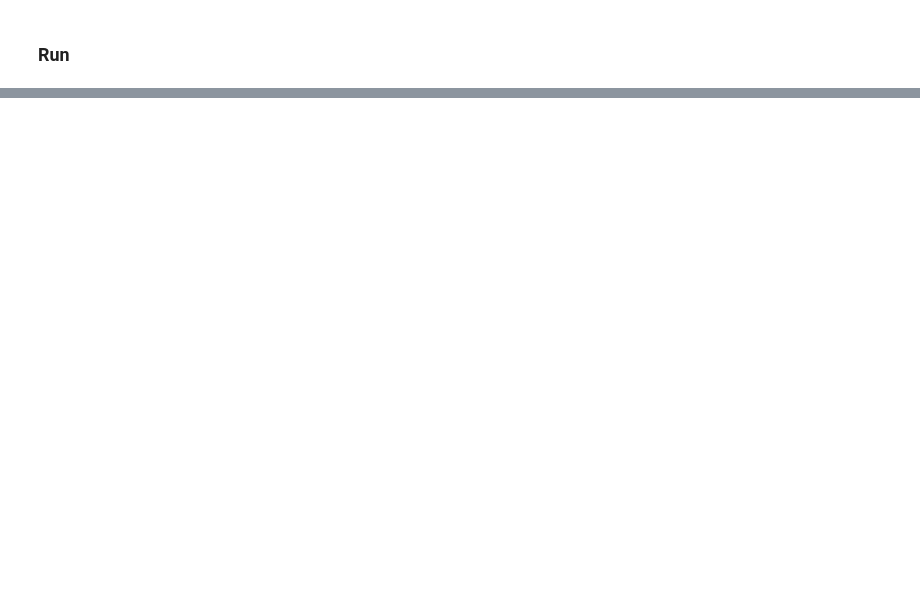
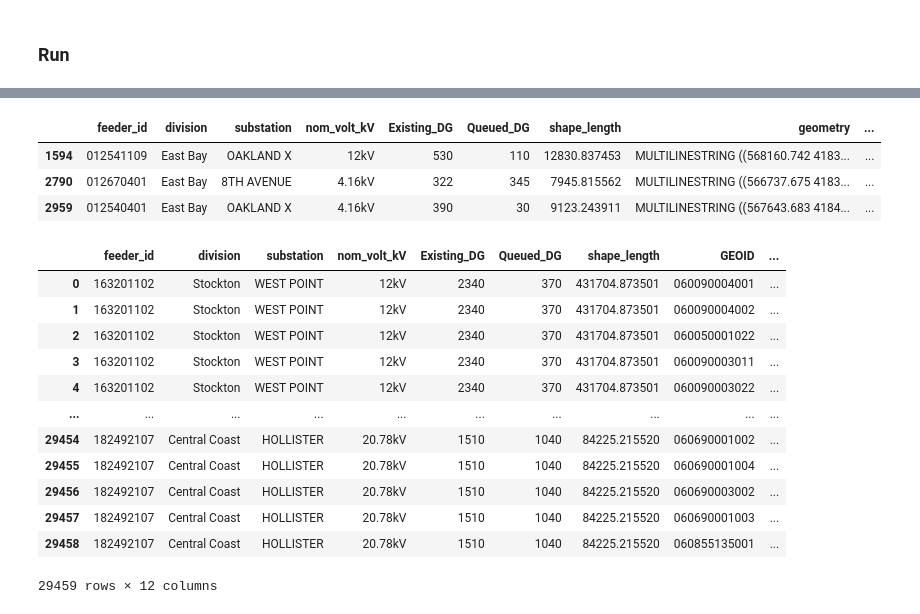
Before and after one commit to lazlop/OptimalChargerPlacement, a Jupyter notebook: notebooks/GridStressAnalysis.ipynb, the cells around one changed output, grey strips where cells are left out. Saved outputs shown, nothing was run; the diff lists cells and outputs as text; code cells hidden in the pictures; blank space fills up the shorter version.

```diff
--- a/notebooks/GridStressAnalysis.ipynb
+++ b/notebooks/GridStressAnalysis.ipynb
@@ -856,0 +955,40 @@ np.float64(9157.231643037496)
+# %%
+#find lengths of intersections for census blocks
+from shapely.geometry import MultiLineString, LineString
+
+# reproject to meters (UTM zone 10N for Oakland area)
+block_row_proj = block_row.to_crs(epsg=32610)
+intersecting_feeders_proj = intersecting_feeders.to_crs(epsg=32610)
+
+intersecting_feeders_proj
+
+block_geom = block_row_proj.loc[block_row_proj['GEOID'] == block_id, 'geometry'].values[0]
+
+lengths_inside_block = []
+
+
+for i, feeder in intersecting_feeders_proj.iterrows():
+    feeder_geom = feeder.geometry
+    clipped_geom = feeder_geom.intersection(block_geom)
+
+    if clipped_geom.is_empty:
+        length = 0
+        print("is empty")
+    elif isinstance(clipped_geom, LineString):
+        length = clipped_geom.length
+    elif isinstance(clipped_geom, MultiLineString):
+        # Use .geoms to iterate over LineStrings
+        length = sum(line.length for line in clipped_geom.geoms)
+    else:
+        length = 0  # fallback for unexpected geometry types
+        print("unexpected")
+
+    lengths_inside_block.append(length)
+
+intersecting_feeders_proj['length_in_block_m'] = lengths_inside_block
+intersecting_feeders_proj
+# %% [output]
+|  | feeder_id | division | substation | nom_volt_kV | Existing_DG | Queued_DG | shape_length | geometry | ... |
+| 1594 | 012541109 | East Bay | OAKLAND X | 12kV | 530 | 110 | 12830.837453 | MULTILINESTRING ((568160.742 4183... | ... |
+| 2790 | 012670401 | East Bay | 8TH AVENUE | 4.16kV | 322 | 345 | 7945.815562 | MULTILINESTRING ((566737.675 4183... | ... |
+| 2959 | 012540401 | East Bay | OAKLAND X | 4.16kV | 390 | 30 | 9123.243911 | MULTILINESTRING ((567643.683 4184... | ... |
@@ -856,0 +1009,16 @@ np.float64(9157.231643037496)
+# %%
+intersections
+# %% [output]
+|  | feeder_id | division | substation | nom_volt_kV | Existing_DG | Queued_DG | shape_length | GEOID | ... |
+| 0 | 163201102 | Stockton | WEST POINT | 12kV | 2340 | 370 | 431704.873501 | 060090004001 | ... |
+| 1 | 163201102 | Stockton | WEST POINT | 12kV | 2340 | 370 | 431704.873501 | 060090004002 | ... |
+| 2 | 163201102 | Stockton | WEST POINT | 12kV | 2340 | 370 | 431704.873501 | 060050001022 | ... |
+| 3 | 163201102 | Stockton | WEST POINT | 12kV | 2340 | 370 | 431704.873501 | 060090003011 | ... |
+| 4 | 163201102 | Stockton | WEST POINT | 12kV | 2340 | 370 | 431704.873501 | 060090003022 | ... |
+| ... | ... | ... | ... | ... | ... | ... | ... | ... | ... |
+| 29454 | 182492107 | Central Coast | HOLLISTER | 20.78kV | 1510 | 1040 | 84225.215520 | 060690001002 | ... |
+| 29455 | 182492107 | Central Coast | HOLLISTER | 20.78kV | 1510 | 1040 | 84225.215520 | 060690001004 | ... |
+| 29456 | 182492107 | Central Coast | HOLLISTER | 20.78kV | 1510 | 1040 | 84225.215520 | 060690003002 | ... |
+| 29457 | 182492107 | Central Coast | HOLLISTER | 20.78kV | 1510 | 1040 | 84225.215520 | 060690001003 | ... |
+| 29458 | 182492107 | Central Coast | HOLLISTER | 20.78kV | 1510 | 1040 | 84225.215520 | 060855135001 | ... |
+29459 rows × 12 columns
```
Also changed, not shown: parts of 15 cells of this notebook.
